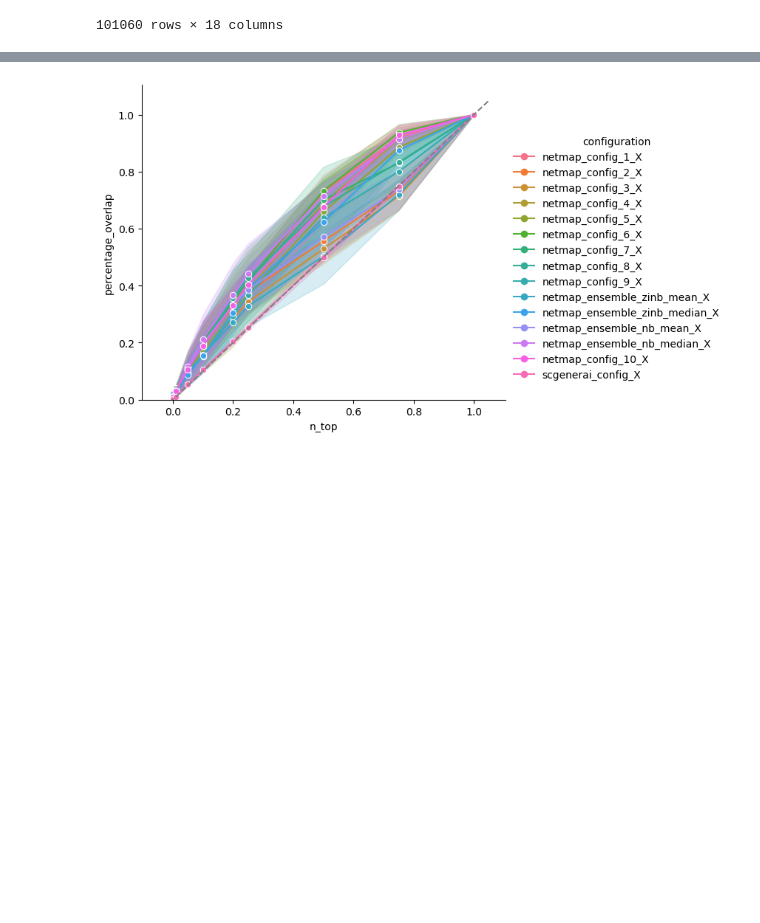
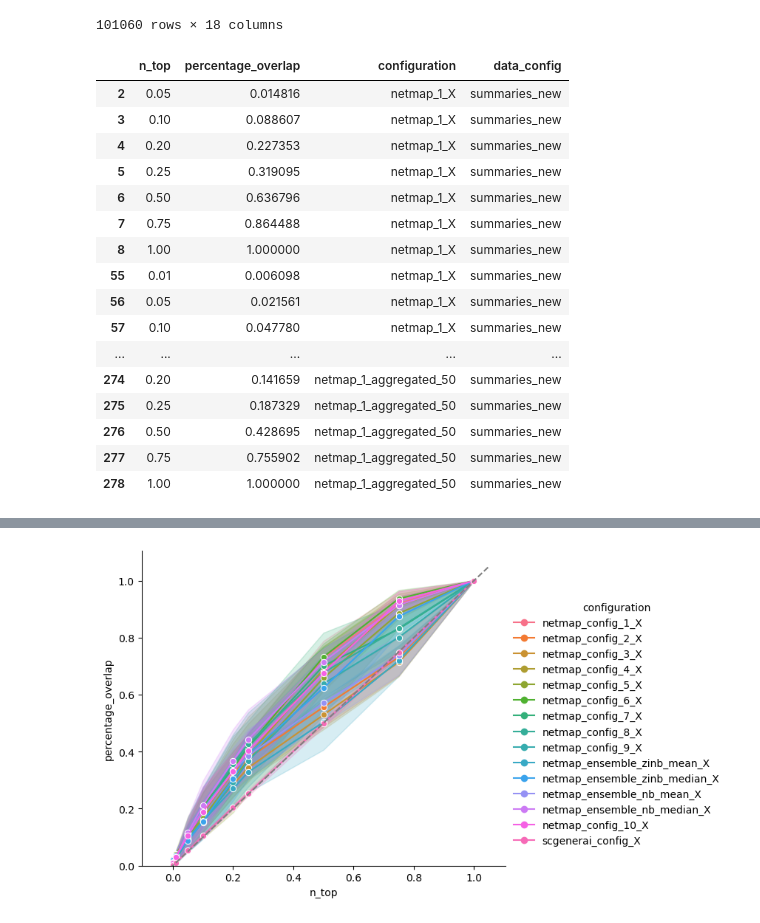
Before and after one commit to bionetslab/netmap-evaluation, a Jupyter notebook: src/evaluation/aggregated_results.ipynb, the cells around one changed output, grey strips where cells are left out. Saved outputs shown, nothing was run; the diff lists cells and outputs as text; code cells hidden in the pictures; blank space fills up the shorter version.

```diff
--- a/src/evaluation/aggregated_results.ipynb
+++ b/src/evaluation/aggregated_results.ipynb
@@ -156,8 +143,11 @@ def process_results(all_overlaps):
     all_overlaps['precision'] = all_overlaps['weighted_overlap']/(all_overlaps['avg_edges_recovered'] + (all_overlaps['max_possible_edges']*all_overlaps['n_top']))
     return all_overlaps
 # %%
-scgenerai = process_results(scgenerai)
+all_overlaps = read_all_results('/data_nfs/og86asub/netmap/netmap-evaluation/results/summaries_new/net_133_10773_net_82_10152_net_72_10551/', select=('GuidedBackprop_64_3_overlaps_global_top_k.tsv'))
+
+#scgenerai = process_results(scgenerai)
 all_overlaps = process_results(all_overlaps)
+all_overlaps_sub  = all_overlaps.loc[(all_overlaps.target == 'on_target') & (all_overlaps.net_type=='strict') & (all_overlaps.direction=='forward') & (all_overlaps.configuration != 'scgenerai_config_X'), ['n_top', 'percentage_overlap',  'configuration', 'data_config']]
 # %%
 all_overlaps
 # %% [output]
@@ -184 +174,21 @@ data = pd.concat([ all_overlaps_sub, scgenerai_sub], ignore_index=True)
+# %%
+all_overlaps_sub
+# %% [output]
+|  | n_top | percentage_overlap | configuration | data_config |
+| 2 | 0.05 | 0.014816 | netmap_1_X | summaries_new |
+| 3 | 0.10 | 0.088607 | netmap_1_X | summaries_new |
+| 4 | 0.20 | 0.227353 | netmap_1_X | summaries_new |
+| 5 | 0.25 | 0.319095 | netmap_1_X | summaries_new |
+| 6 | 0.50 | 0.636796 | netmap_1_X | summaries_new |
+| 7 | 0.75 | 0.864488 | netmap_1_X | summaries_new |
+| 8 | 1.00 | 1.000000 | netmap_1_X | summaries_new |
+| 55 | 0.01 | 0.006098 | netmap_1_X | summaries_new |
+| 56 | 0.05 | 0.021561 | netmap_1_X | summaries_new |
+| 57 | 0.10 | 0.047780 | netmap_1_X | summaries_new |
+| ... | ... | ... | ... | ... |
+| 274 | 0.20 | 0.141659 | netmap_1_aggregated_50 | summaries_new |
+| 275 | 0.25 | 0.187329 | netmap_1_aggregated_50 | summaries_new |
+| 276 | 0.50 | 0.428695 | netmap_1_aggregated_50 | summaries_new |
+| 277 | 0.75 | 0.755902 | netmap_1_aggregated_50 | summaries_new |
+| 278 | 1.00 | 1.000000 | netmap_1_aggregated_50 | summaries_new |
 # %%
```
Also changed, not shown: parts of 6 cells of this notebook, 8 other files.
